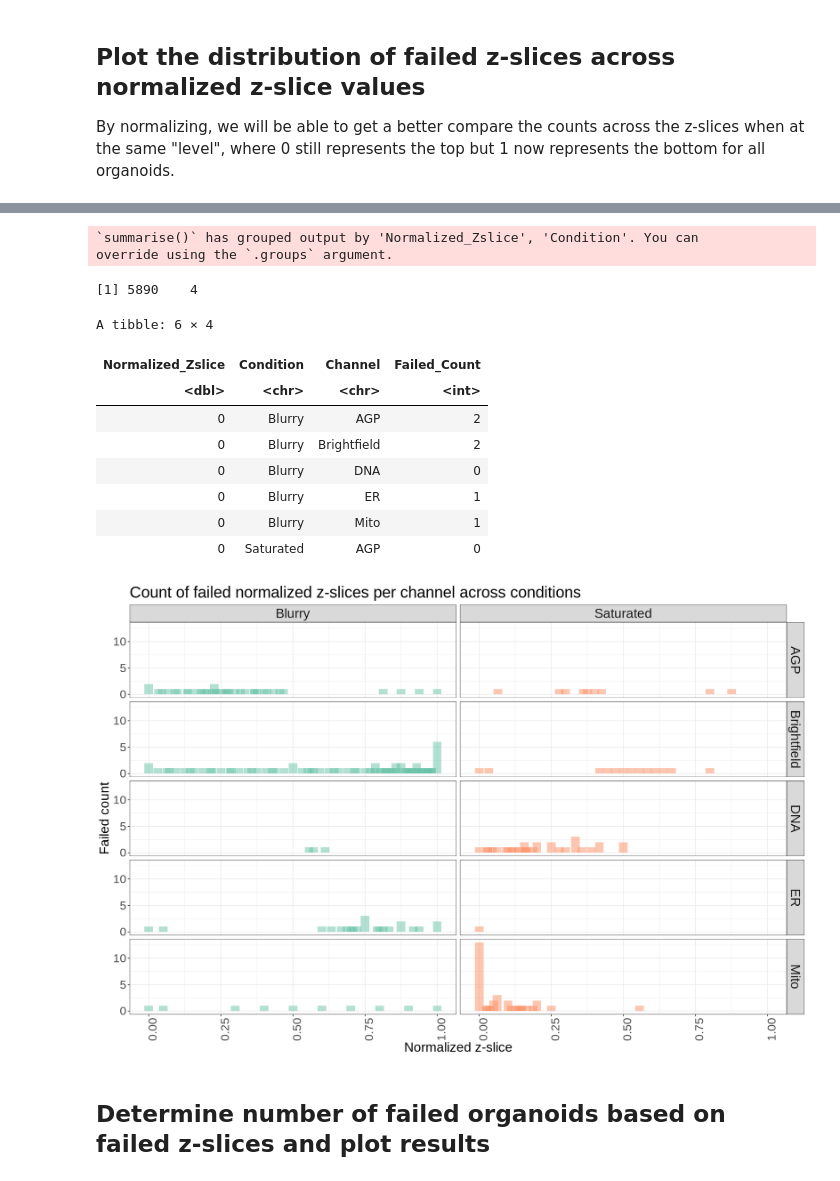
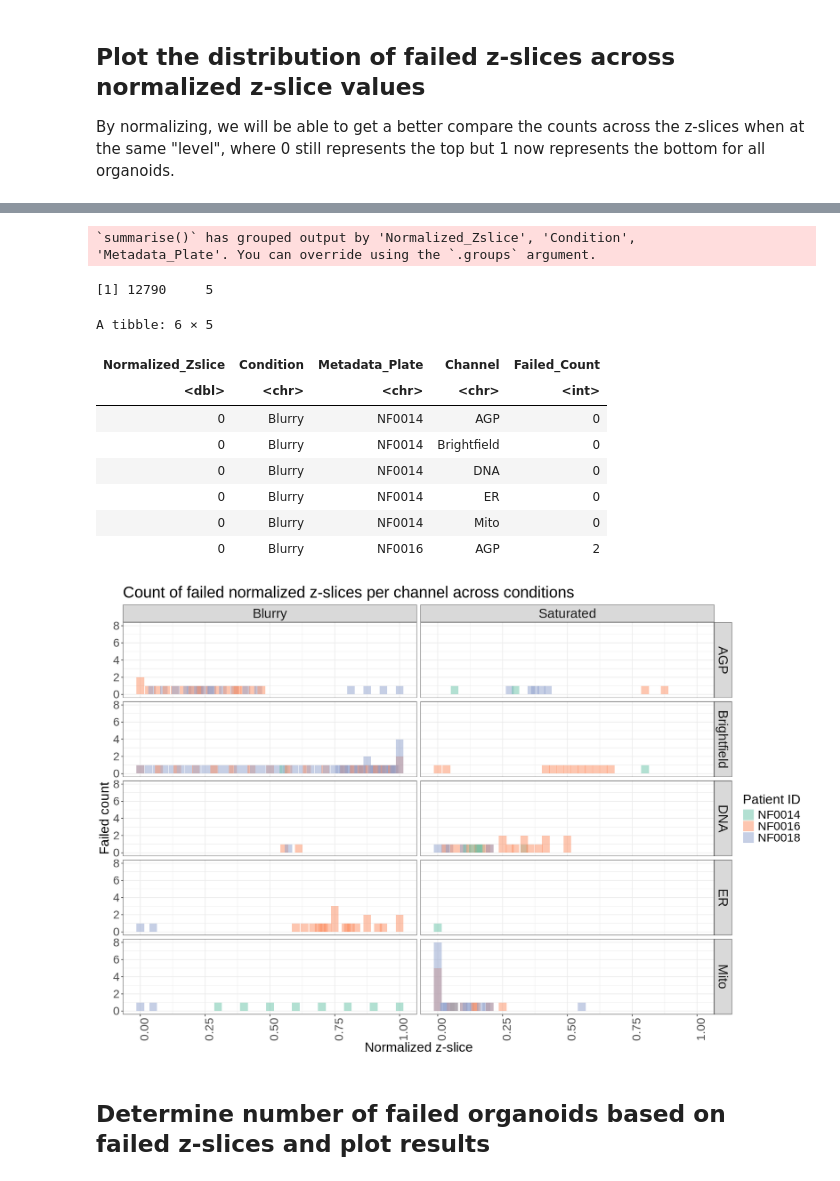
Before and after one commit to WayScience/NF1_3D_organoid_profiling_pipeline, a Jupyter notebook: 1.image_quality_control/notebooks/3.generate_qc_report.ipynb, the cells around one changed output, grey strips where cells are left out. Drawn from its saved outputs; the diff is of its cells as text; code cells hidden in the pictures.

```diff
--- a/1.image_quality_control/notebooks/3.generate_qc_report.ipynb
+++ b/1.image_quality_control/notebooks/3.generate_qc_report.ipynb
@@ -259,9 +330,9 @@ A tibble: 6 × 9
 | NF0018 | C10 | 1 | ZS000 | Blurry | ER | FALSE | 0 | ... |
 | NF0018 | C10 | 1 | ZS000 | Saturated | DNA | FALSE | 0 | ... |
 # %%
-# Group by Metadata_Zslice, Condition, and Channel, then summarize the number of failed zslices
+# Group by Metadata_Zslice, Condition, Plate, and Channel, then summarize the number of failed zslices
 norm_failed_zslices_per_metadata <- norm_melted_qc_df %>%
-    group_by(Normalized_Zslice, Condition, Channel) %>%
+    group_by(Normalized_Zslice, Condition, Metadata_Plate, Channel) %>%
     summarize(Failed_Count = sum(Failed == TRUE, na.rm = TRUE)) %>%  # Explicitly count TRUE values
     ungroup()
 
@@ -269,51 +340,53 @@ norm_failed_zslices_per_metadata <- norm_melted_qc_df %>%
 dim(norm_failed_zslices_per_metadata)
 head(norm_failed_zslices_per_metadata)
 # %% [output]
-`summarise()` has grouped output by 'Normalized_Zslice', 'Condition'. You can
-override using the `.groups` argument.
+`summarise()` has grouped output by 'Normalized_Zslice', 'Condition',
+'Metadata_Plate'. You can override using the `.groups` argument.
-[1] 5890    4
+[1] 12790     5
-A tibble: 6 × 4
+A tibble: 6 × 5
-| Normalized_Zslice | Condition | Channel | Failed_Count |
-| <dbl> | <chr> | <chr> | <int> |
-| 0 | Blurry | AGP | 2 |
-| 0 | Blurry | Brightfield | 2 |
-| 0 | Blurry | DNA | 0 |
-| 0 | Blurry | ER | 1 |
-| 0 | Blurry | Mito | 1 |
-| 0 | Saturated | AGP | 0 |
+| Normalized_Zslice | Condition | Metadata_Plate | Channel | Failed_Count |
+| <dbl> | <chr> | <chr> | <chr> | <int> |
+| 0 | Blurry | NF0014 | AGP | 0 |
+| 0 | Blurry | NF0014 | Brightfield | 0 |
+| 0 | Blurry | NF0014 | DNA | 0 |
+| 0 | Blurry | NF0014 | ER | 0 |
+| 0 | Blurry | NF0014 | Mito | 0 |
+| 0 | Blurry | NF0016 | AGP | 2 |
 # %%
 # Set width and height
 width <- 15
 height <- 10
 options(repr.plot.width = width, repr.plot.height = height)
 
 # Create the bar plot using Failed_Count
-histogram_plot <- ggplot(norm_failed_zslices_per_metadata, aes(x = Normalized_Zslice, y = Failed_Count, fill = Condition)) +
+histogram_plot <- ggplot(norm_failed_zslices_per_metadata, aes(x = Normalized_Zslice, y = Failed_Count, fill = Metadata_Plate)) +
     geom_bar(stat = "identity", alpha = 0.5, position = "identity", width = 0.03) +
     facet_grid(Channel ~ Condition) +
     scale_fill_brewer(palette = "Set2") +
     labs(
         title = "Count of failed normalized z-slices per channel across conditions",
         x = "Normalized z-slice",
-        y = "Failed count"
+        y = "Failed count",
+        fill = "Patient ID"
     ) +
     theme_bw() +
     theme(
         plot.title = element_text(size = 24),
         axis.title = element_text(size = 20),
         axis.text.y = element_text(size = 18),
         axis.text.x = element_text(size = 18, angle = 90, hjust = 1),
-        legend.position = "none",
+        legend.title = element_text(size = 20),
+        legend.text = element_text(size = 18),
         strip.text = element_text(size = 20)
     )
 
 # Show plot
 print(histogram_plot)
 
 # Save plot
 ggsave(file.path(figures_dir, "failed_norm_zslice_count_channel_and_condition.png"), plot = histogram_plot, width = width, height = height, dpi = 500)
 # %% [output]
-[figure, old version]
+[figure, new version]
 # %% [markdown]
 ## Determine number of failed organoids based on failed z-slices and plot results
 # %% [markdown]
```
Also changed, not shown: parts of 12 cells of this notebook, 8 other files.
